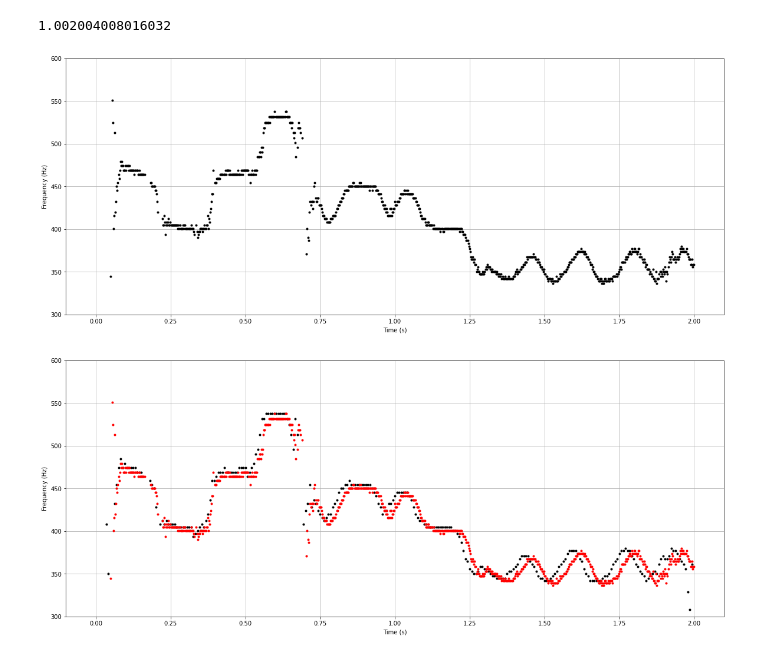
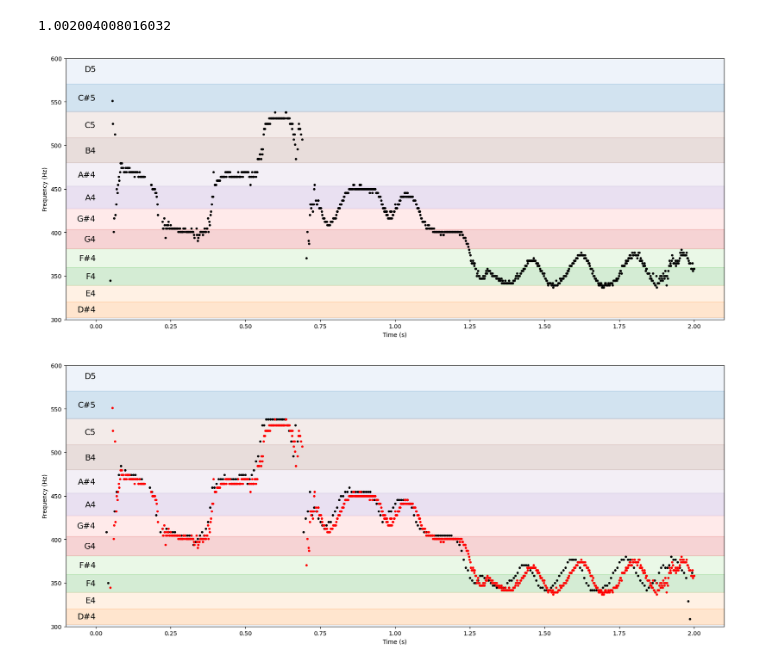
Before and after one commit to PabloSML/Pitch-Tracking, a Jupyter notebook: Notebooks/yin.ipynb, the cells around one changed output. Saved outputs shown, nothing was run; the diff lists cells and outputs as text; code cells hidden in the pictures.

Commit message:
Add piano scale, note interval plotting

```diff
--- a/Notebooks/yin.ipynb
+++ b/Notebooks/yin.ipynb
@@ -69,6 +69,34 @@ def augmented_detect_pitch_CMNDF(f, W, t, sample_rate, bounds, thresh=0.1):  # A
     if sample is None:
         sample = np.argmin(CMNDF_vals) + bounds[0]
     return sample_rate / (sample + 1)
+# %%
+# Numpy array of all note frequencies from C2 to B6
+noteFrequencies = np.array([65.41,  69.30,  73.42,  77.78,  82.41, 87.31, 92.50, 98.00, 103.83, 110.00, 116.54, 123.47,
+                            130.81, 138.59, 146.83, 155.56, 164.81, 174.61, 185.00, 196.00, 207.65, 220.00, 233.08, 246.94,
+                            261.63, 277.18, 293.66, 311.13, 329.63, 349.23, 369.99, 392.00, 415.30, 440.00, 466.16, 493.88,
+                            523.25, 554.37, 587.33, 622.25, 659.25, 698.46, 739.99, 783.99, 830.61, 880.00, 932.33, 987.77,
+                            1046.50, 1108.73, 1174.66, 1244.51, 1318.51, 1396.91, 1479.98, 1567.98, 1661.22, 1760.00, 1864.66, 1975.53])
+
+# Numpy array of intermediate frequencies between each note
+halfFrequencies = np.array([np.mean([noteFrequencies[i], noteFrequencies[i+1]]) for i in range(len(noteFrequencies)-1)])
+
+# Dictionary of RGB colors for each note, using the same color for each octave
+noteColors = {halfFrequencies[i]: plt.cm.tab20(i % 12) for i in range(len(halfFrequencies))}
+
+note_names = ['C', 'C#', 'D', 'D#', 'E', 'F', 'F#', 'G', 'G#', 'A', 'A#', 'B']
+
+# Function that plots the note intervals in color using same color for note octaves
+def plot_note_intervals(fmin, fmax):
+    idmin = np.abs(noteFrequencies - fmin).argmin()
+    idmin = idmin - 2 if noteFrequencies[idmin] > fmin else idmin - 1
+    idmax = np.abs(noteFrequencies - fmax).argmin()
+    idmax = idmax if noteFrequencies[idmax] < fmax else idmax - 1
+
+    for i in range(idmin, idmax):
+        plt.axhspan(halfFrequencies[i], halfFrequencies[i+1], color=noteColors[halfFrequencies[i]], alpha=0.2)
+        # Show note names in the middle of the interval
+        if fmin < noteFrequencies[i+1] < fmax:
+            plt.text(0, noteFrequencies[i+1], note_names[(i+1) % 12] + str((i+1) // 12 + 2), fontsize=14, ha='right', va='center')
 # %%
 sample_rate = 500
 start = 0
@@ -93,16 +121,17 @@ pitches_memo = []
 for i in tqdm(range (data.shape[0] // (windows_size+3))):
     pitches_memo.append(augmented_detect_pitch_CMNDF(data, windows_size, i * windows_size, sample_rate, bounds))
 # %%
-x_memo = np.linspace(0,2, num=len(pitches_memo))
+x_memo = np.linspace(0, len(data)//sample_rate, num=len(pitches_memo))
 plt.figure(figsize=(20,8))
+# Draw rectangles to show different notes, dividing the space between 2 notes in half for each step
+plot_note_intervals(fmin=300, fmax=600)
 plt.plot(x_memo,pitches_memo,'.k')
-plt.grid()
 plt.ylim(300,600)
 plt.xlabel('Time (s)')
 plt.ylabel('Frequency (Hz)')
 plt.show()
 # %% [output]
-[figure, old version]
+[figure, new version]
 # %%
 sample_rate, data = wavfile.read(f'audios\singer.wav')
 data = data.astype(np.float64)
@@ -114,14 +143,15 @@ pitches = []
 for i in tqdm(range (data.shape[0] // (windows_size+3))):
     pitches.append(detect_pitch(data, windows_size, i * windows_size, sample_rate, bounds))
 # %%
-x = np.linspace(0, 2, num = len(pitches))
+x1 = np.linspace(0, len(data)//sample_rate, num = len(pitches))
+x2 = np.linspace(0, len(data)//sample_rate, num = len(pitches_memo))
 plt.figure(figsize=(20,8))
-plt.plot(x,pitches,'.k')
-plt.plot(x_memo,pitches_memo,'.r')
-plt.grid()
+plot_note_intervals(fmin=300, fmax=600)
+plt.plot(x1,pitches,'.k')
+plt.plot(x2,pitches_memo,'.r')
 plt.ylim(300,600)
 plt.xlabel('Time (s)')
 plt.ylabel('Frequency (Hz)')
 plt.show()
 # %% [output]
-[figure, old version]
+[figure, new version]
```
Also changed, not shown: parts of 2 cells of this notebook, 1 other file.
